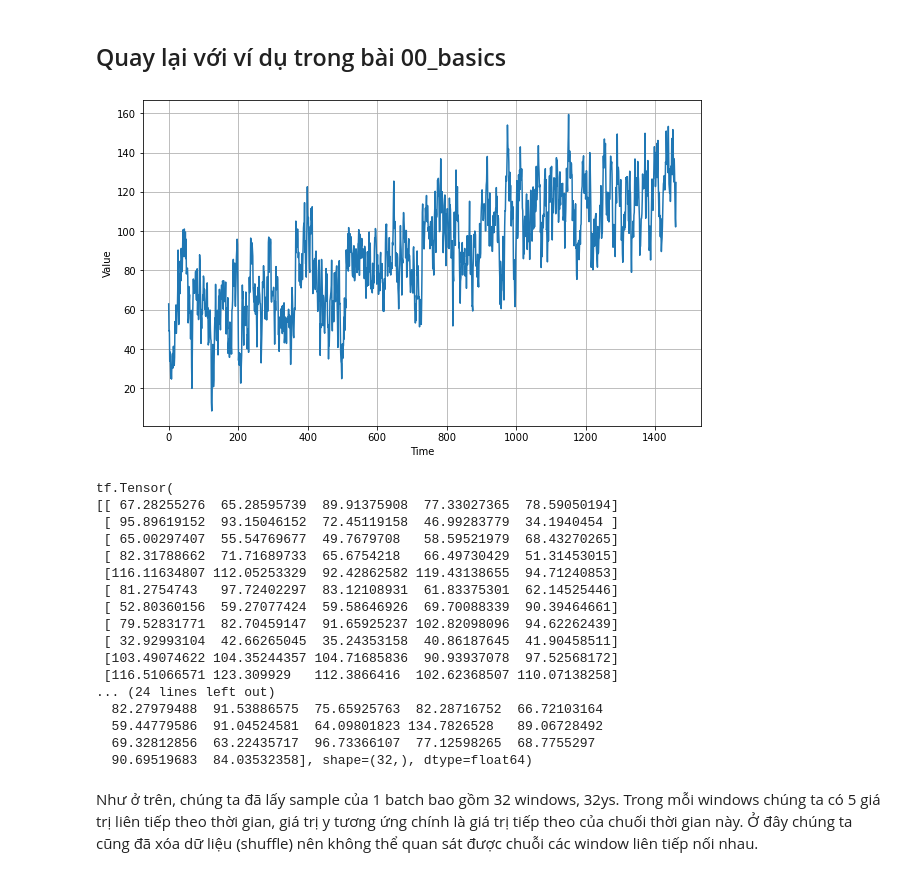
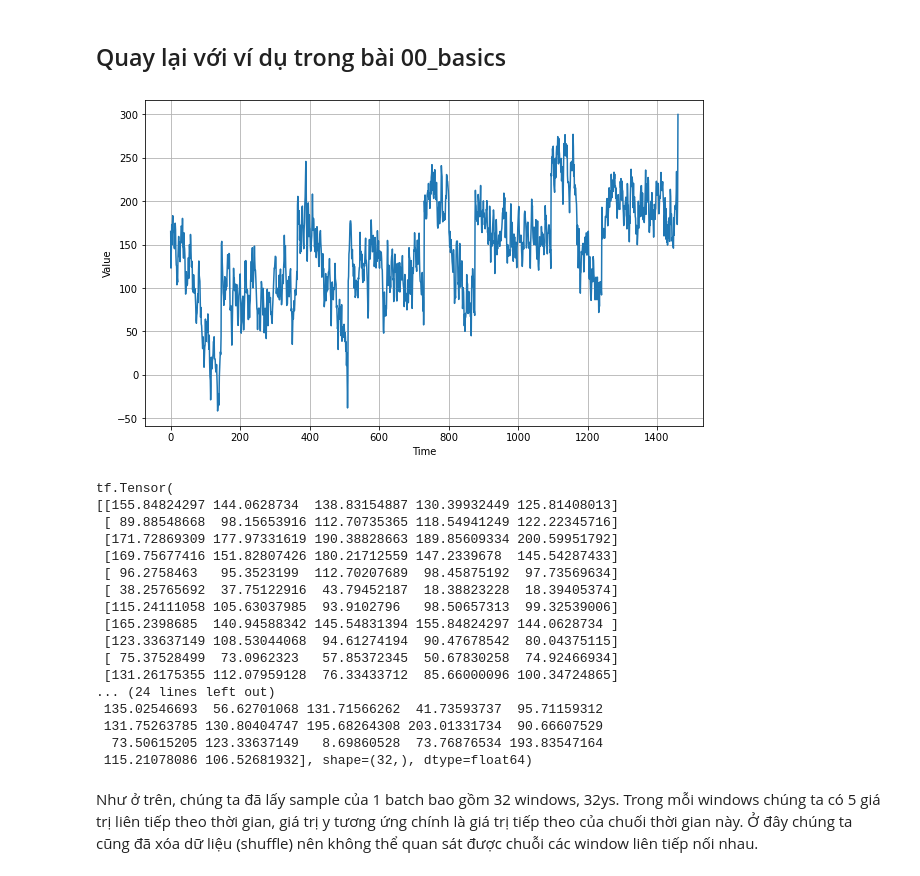
Before and after one commit to ddpham/TFExam, a Jupyter notebook: nbs/time_series/01_tseries_with_RNN.ipynb, the cells around one changed output. Cells and saved outputs as stored; diff of their text form; code cells hidden in the pictures.

```diff
--- a/nbs/time_series/01_tseries_with_RNN.ipynb
+++ b/nbs/time_series/01_tseries_with_RNN.ipynb
@@ -232,13 +232,13 @@ def autocorrelation(time, amplitude, seed=None):
 # %%
 times = np.arange(4*365 + 1)
 baseline = 50
-tseries = baseline + create_trend(times, slope = 0.05)\
-+ create_seasonalities(times, period=365, amplitude=20)\
+tseries = baseline + create_trend(times, slope = 0.1)\
++ create_seasonalities(times, period=365, amplitude=100)\
 + create_noise(times, seed=42)\
-+ autocorrelation(times, amplitude=10)
++ autocorrelation(times, amplitude=15)
 plot_series(times, tseries)
 # %% [output]
-[figure, old version]
+[figure, new version]
 # %%
 dataset = create_tfds(tseries)
 # %%
@@ -246,22 +246,22 @@ for batch in dataset.take(1):
     print(batch[0], batch[1])
 # %% [output]
 tf.Tensor(
-[[ 67.28255276  65.28595739  89.91375908  77.33027365  78.59050194]
- [ 95.89619152  93.15046152  72.45119158  46.99283779  34.1940454 ]
- [ 65.00297407  55.54769677  49.7679708   58.59521979  68.43270265]
- [ 82.31788662  71.71689733  65.6754218   66.49730429  51.31453015]
- [116.11634807 112.05253329  92.42862582 119.43138655  94.71240853]
- [ 81.2754743   97.72402297  83.12108931  61.83375301  62.14525446]
- [ 52.80360156  59.27077424  59.58646926  69.70088339  90.39464661]
- [ 79.52831771  82.70459147  91.65925237 102.82098096  94.62262439]
- [ 32.92993104  42.66265045  35.24353158  40.86187645  41.90458511]
- [103.49074622 104.35244357 104.71685836  90.93937078  97.52568172]
- [116.51066571 123.309929   112.3866416  102.62368507 110.07138258]
+[[155.84824297 144.0628734  138.83154887 130.39932449 125.81408013]
+ [ 89.88548668  98.15653916 112.70735365 118.54941249 122.22345716]
+ [171.72869309 177.97331619 190.38828663 189.85609334 200.59951792]
+ [169.75677416 151.82807426 180.21712559 147.2339678  145.54287433]
+ [ 96.2758463   95.3523199  112.70207689  98.45875192  97.73569634]
+ [ 38.25765692  37.75122916  43.79452187  18.38823228  18.39405374]
+ [115.24111058 105.63037985  93.9102796   98.50657313  99.32539006]
+ [165.2398685  140.94588342 145.54831394 155.84824297 144.0628734 ]
+ [123.33637149 108.53044068  94.61274194  90.47678542  80.04375115]
+ [ 75.37528499  73.0962323   57.85372345  50.67830258  74.92466934]
+ [131.26175355 112.07959128  76.33433712  85.66000096 100.34724865]
 ... (24 lines left out)
-  82.27979488  91.53886575  75.65925763  82.28716752  66.72103164
-  59.44779586  91.04524581  64.09801823 134.7826528   89.06728492
-  69.32812856  63.22435717  96.73366107  77.12598265  68.7755297
-  90.69519683  84.03532358], shape=(32,), dtype=float64)
+ 135.02546693  56.62701068 131.71566262  41.73593737  95.71159312
+ 131.75263785 130.80404747 195.68264308 203.01331734  90.66607529
+  73.50615205 123.33637149   8.69860528  73.76876534 193.83547164
+ 115.21078086 106.52681932], shape=(32,), dtype=float64)
 # %% [markdown]
 Như ở trên, chúng ta đã lấy sample của  1 batch bao gồm 32 windows, 32ys. Trong mỗi windows chúng ta có 5 giá trị liên tiếp theo thời gian, giá trị y tương ứng chính là giá trị tiếp theo của chuối thời gian này. Ở đây chúng ta cũng đã xóa dữ liệu (shuffle) nên không thể quan sát được chuỗi các window liên tiếp nối nhau.
 # %% [markdown]
```
Also changed, not shown: parts of 2 cells of this notebook.
